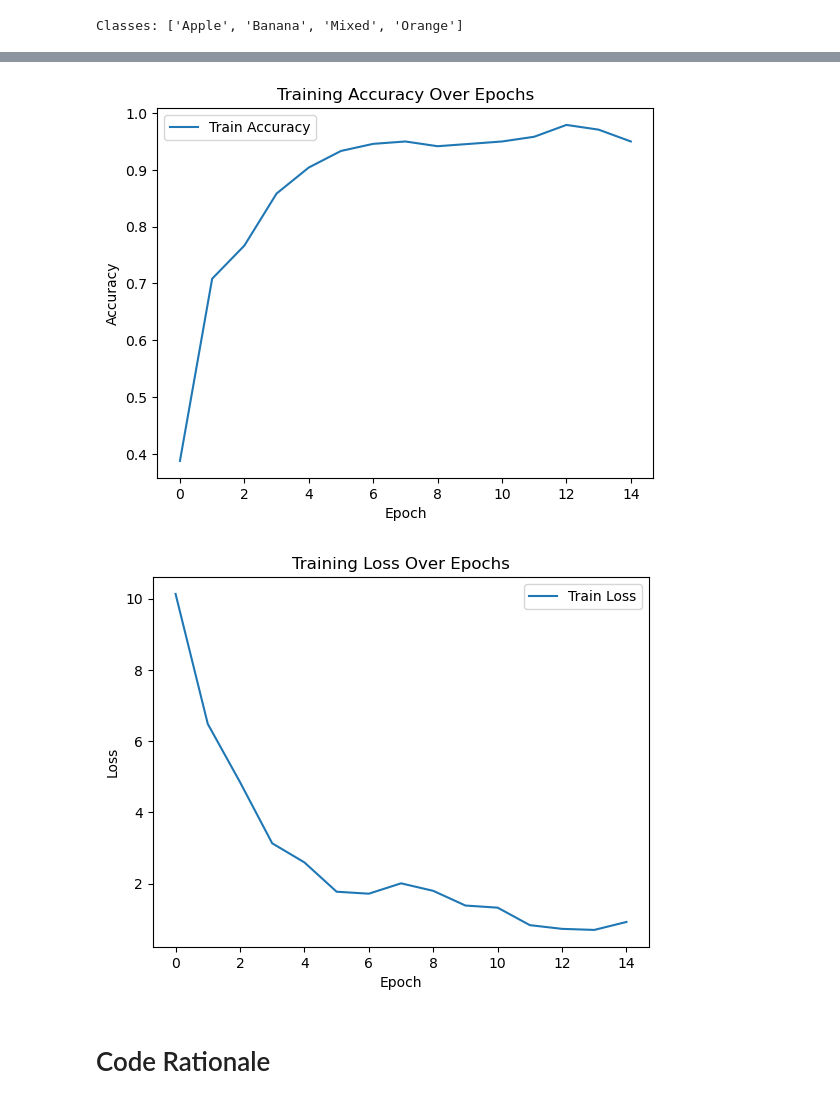
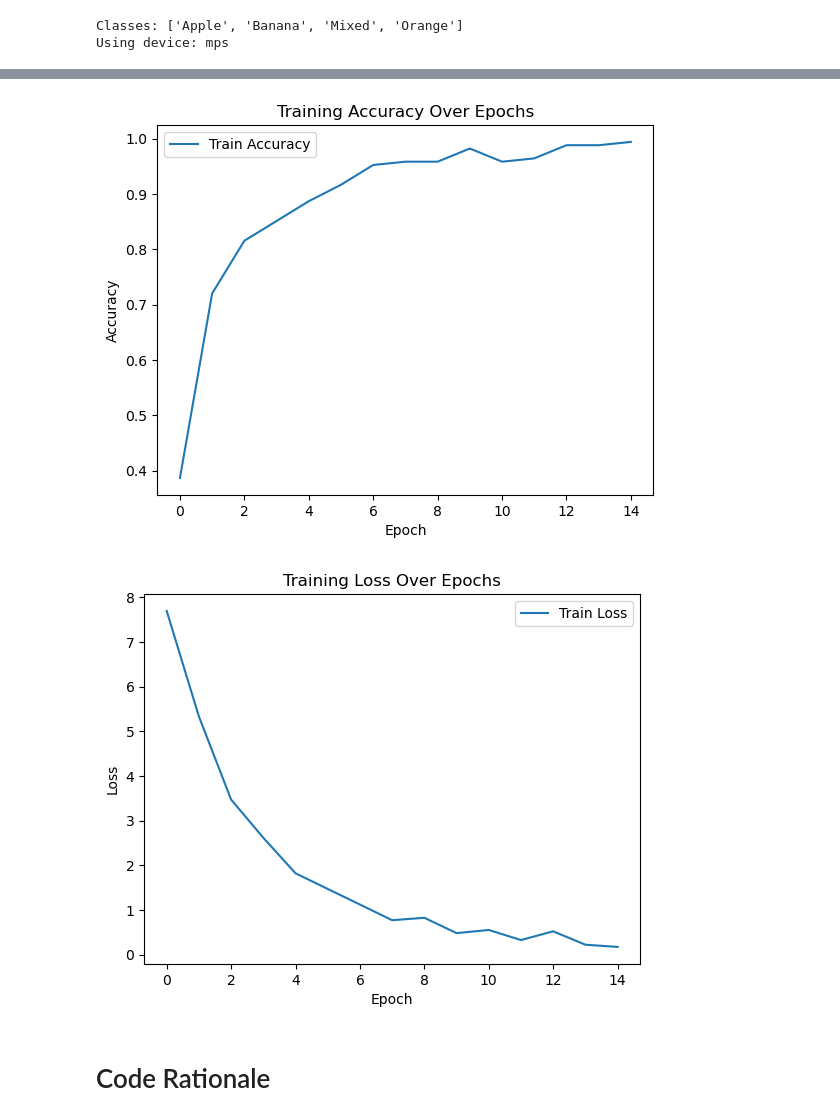
Before and after one commit to benyen-GA/ML_CA, a Jupyter notebook: First_Run/ML Project First Run.ipynb, the cells around one changed output, grey strips where cells are left out. Cells and saved outputs as stored; diff of their text form; code cells hidden in the pictures.

```diff
--- a/First_Run/ML Project First Run.ipynb
+++ b/First_Run/ML Project First Run.ipynb
@@ -11,6 +11,7 @@ from torchvision.datasets import ImageFolder
 import matplotlib.pyplot as plt
 from sklearn.metrics import classification_report, confusion_matrix
 import numpy as np
+from torch.utils.data import random_split
 
 # Define paths to your local training and testing image directories
 train_path = "train"
@@ -36,8 +37,15 @@ transform_test = transforms.Compose([
 train_data = ImageFolder(train_path, transform=transform_train)
 test_data = ImageFolder(test_path, transform=transform_test)
 
+#For validation, splitting training by 70% and validation by 30%
+train_size = int(0.7 * len(train_data))
+val_size = len(train_data) - train_size
+
+train_dataset, val_dataset = random_split(train_data, [train_size, val_size])
+
 # Create DataLoader to batch and shuffle the data
-train_loader = DataLoader(train_data, batch_size=32, shuffle=True)
+train_loader = DataLoader(train_dataset, batch_size=32, shuffle=True)
+val_loader = DataLoader(val_dataset, batch_size=32, shuffle=False)
 test_loader = DataLoader(test_data, batch_size=32, shuffle=False)
 
 # Print class labels detected from folder names
@@ -71,7 +79,14 @@ class FruitCNN(nn.Module):
         return self.model(x)  # Define forward pass
 
 # Use GPU if available, otherwise fallback to CPU
-device = torch.device("cuda" if torch.cuda.is_available() else "cpu")
+if torch.backends.mps.is_available():
+    device = torch.device("mps")
+elif torch.cuda.is_available():
+    device = torch.device("cuda")
+else:
+    device = torch.device("cpu")
+
+print("Using device:", device)
 
 # Initialize model, define loss function and optimizer
 model = FruitCNN().to(device)
@@ -81,6 +96,8 @@ optimizer = optim.Adam(model.parameters(), lr=0.001)  # Adam optimizer with lear
 # Lists to track training accuracy and loss
 train_acc = []
 train_loss = []
+val_acc = []
+val_loss = []
 
 # Set number of epochs
 epochs = 15
@@ -110,8 +127,30 @@ for epoch in range(epochs):
     train_loss.append(running_loss)   # Record loss
     train_acc.append(acc)             # Record accuracy
 
+    #Validation loop
+    model.eval()
+    val_correct = 0
+    val_total = 0
+    val_running_loss = 0.0
+
+    with torch.no_grad():
+        for val_images, val_labels in val_loader:
+            val_images, val_labels = val_images.to(device), val_labels.to(device)
+            val_outputs = model(val_images)
+            val_loss_batch = criterion(val_outputs, val_labels)
+            val_running_loss += val_loss_batch.item()
+            _, val_preds = torch.max(val_outputs,1)
+            val_total += val_labels.size(0)
+            val_correct += (val_preds == val_labels).sum().item()
+
+    epoch_val_acc = val_correct/val_total
+    val_acc.append(epoch_val_acc)
+    val_loss.append(val_running_loss)
+
+
     # Print metrics after each epoch
-    print(f"Epoch {epoch+1}, Loss: {running_loss:.4f}, Accuracy: {acc:.4f}")
+    print(f"Epoch {epoch+1}, Train Loss: {running_loss:.4f}, Train Acc: {acc:.4f}, "
+          f"Val Loss: {val_running_loss:.4f}, Val Acc: {epoch_val_acc:.4f}")
 
 # Evaluation on test set
 model.eval()  # Set model to evaluation mode
@@ -147,3 +186,4 @@ plt.legend()
 plt.show()
 # %% [output]
 Classes: ['Apple', 'Banana', 'Mixed', 'Orange']
+Using device: mps
@@ -167,5 +207,5 @@ weighted avg       0.91      0.90      0.89        60
-[figure, old version]
+[figure, new version]
-[figure, old version]
+[figure, new version]
 # %% [markdown]
 # Code Rationale
 # %% [markdown]
```
Also changed, not shown: parts of 1 cell of this notebook, 1 other file.
